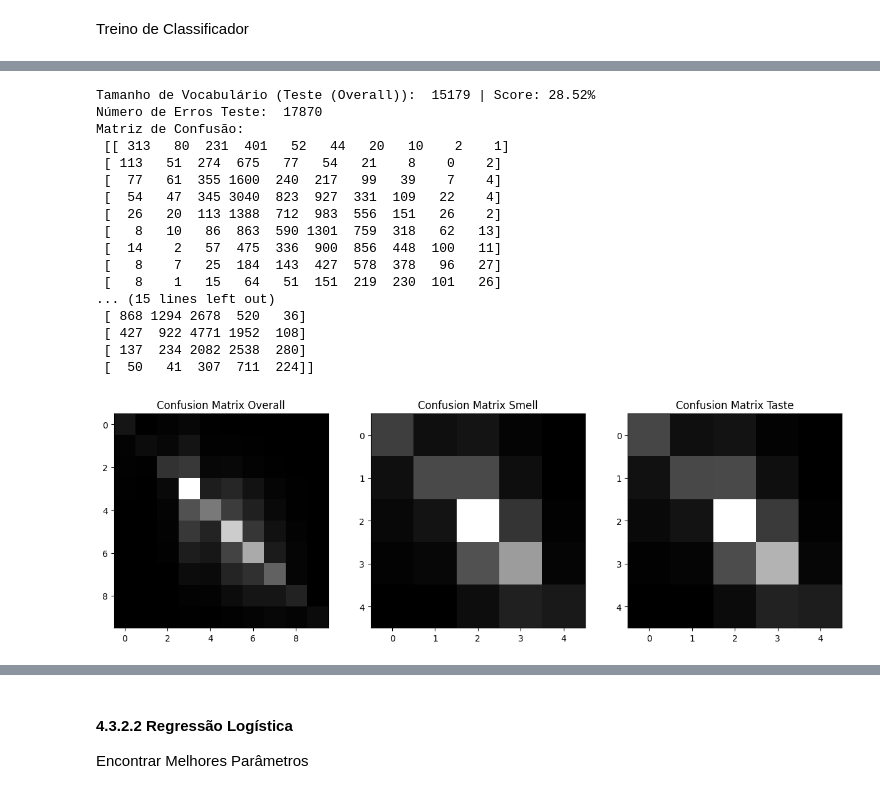
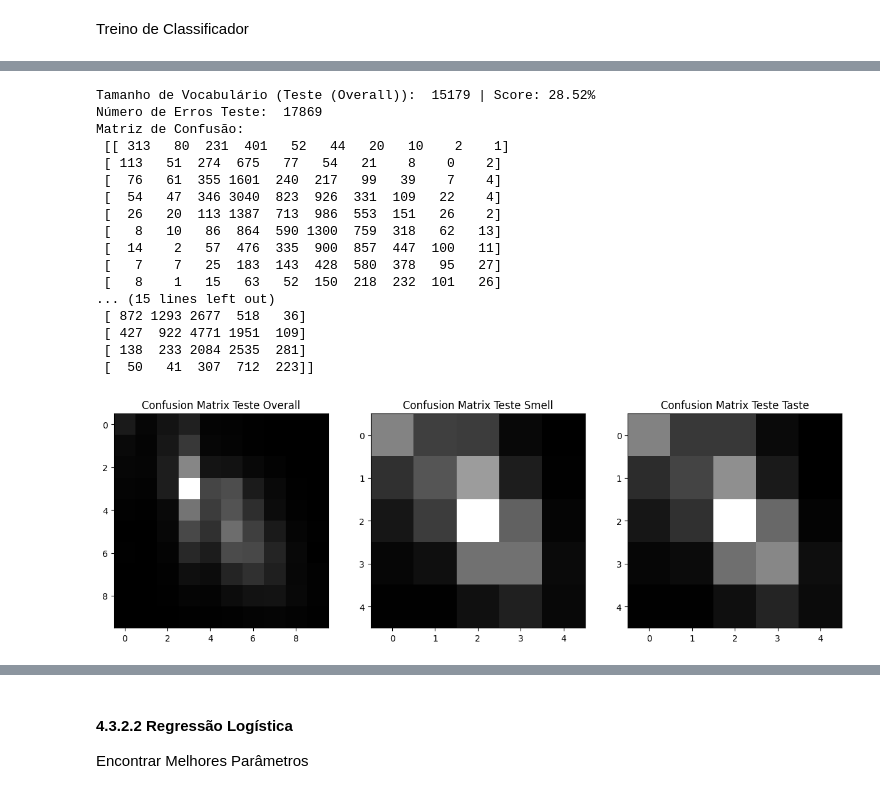
Before and after one commit to DuarteGoncalves04/aa-repo, a Jupyter notebook: Projeto/A46484.ipynb, the cells around one changed output, grey strips where cells are left out. Drawn from its saved outputs; the diff is of its cells as text; code cells hidden in the pictures.

```diff
--- a/Projeto/A46484.ipynb
+++ b/Projeto/A46484.ipynb
@@ -837,30 +851,28 @@ Matriz de Confusão:
 # %%
 Results(tokens_test,svm_ts_overall,X2,overall_test,"Teste (Overall)")
 Results(tokens_test,svm_ts_smell,X2,smell_test,"Teste (Smell)")
 Results(tokens_test,svm_ts_taste,X2,taste_test,"Teste (Taste)")
+CM_overall = confusion_matrix(overall_test, svm_ts_overall.predict(X2))
+CM_smell = confusion_matrix(smell_test, svm_ts_smell.predict(X2))
+CM_taste = confusion_matrix(taste_test, svm_ts_taste.predict(X2))
+CM_tuple = ((CM_overall, "Teste Overall"), (CM_smell, "Teste Smell"), (CM_taste, "Teste Taste"))
+drawConfusionMatrix(CM_tuple)
 # %% [output]
 Tamanho de Vocabulário (Teste (Overall)):  15179 | Score: 28.52%
-Número de Erros Teste:  17870
+Número de Erros Teste:  17869
 Matriz de Confusão:
  [[ 313   80  231  401   52   44   20   10    2    1]
  [ 113   51  274  675   77   54   21    8    0    2]
- [  77   61  355 1600  240  217   99   39    7    4]
- [  54   47  345 3040  823  927  331  109   22    4]
- [  26   20  113 1388  712  983  556  151   26    2]
- [   8   10   86  863  590 1301  759  318   62   13]
- [  14    2   57  475  336  900  856  448  100   11]
- [   8    7   25  184  143  427  578  378   96   27]
- [   8    1   15   64   51  151  219  230  101   26]
+ [  76   61  355 1601  240  217   99   39    7    4]
+ [  54   47  346 3040  823  926  331  109   22    4]
+ [  26   20  113 1387  713  986  553  151   26    2]
+ [   8   10   86  864  590 1300  759  318   62   13]
+ [  14    2   57  476  335  900  857  447  100   11]
+ [   7    7   25  183  143  428  580  378   95   27]
+ [   8    1   15   63   52  150  218  232  101   26]
 ... (15 lines left out)
- [ 868 1294 2678  520   36]
- [ 427  922 4771 1952  108]
- [ 137  234 2082 2538  280]
- [  50   41  307  711  224]]
+ [ 872 1293 2677  518   36]
+ [ 427  922 4771 1951  109]
+ [ 138  233 2084 2535  281]
+ [  50   41  307  712  223]]
+[figure, added]
-# %%
-CM_overall = confusion_matrix(overall_train, svm_ts_overall.predict(X1))
-CM_smell = confusion_matrix(smell_train, svm_ts_smell.predict(X1))
-CM_taste = confusion_matrix(taste_train, svm_ts_taste.predict(X1))
-CM_tuple = ((CM_overall, "Overall"), (CM_smell, "Smell"), (CM_taste, "Taste"))
-drawConfusionMatrix(CM_tuple)
-# %% [output]
-[figure, removed]
```
Also changed, not shown: parts of 20 cells of this notebook, 33 other files.
